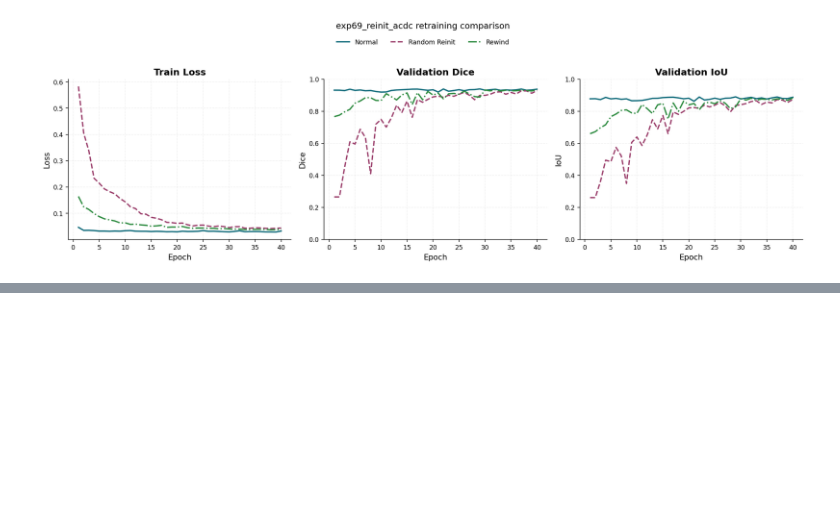
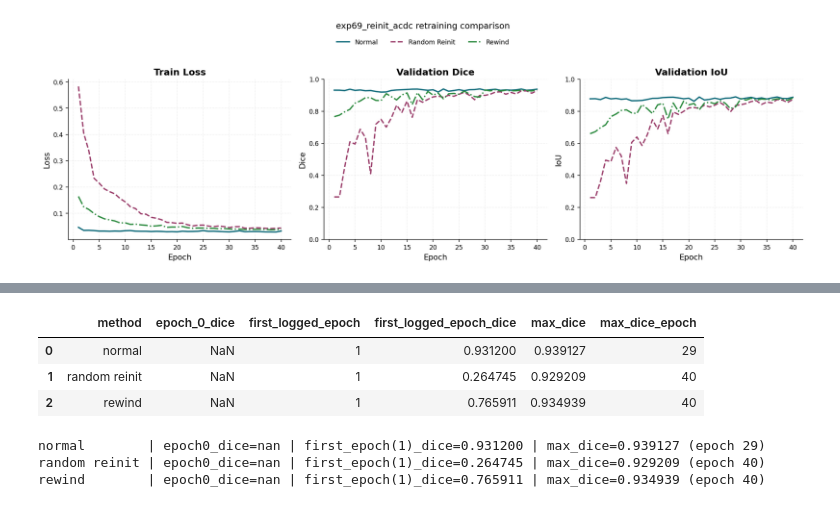
Before and after one commit to TijmenToxopeus/basic_UNet, a Jupyter notebook: src/notebooks/exp69_reinit_plots.ipynb, the cells around one changed output, grey strips where cells are left out. Drawn from its saved outputs; the diff is of its cells as text; code cells hidden in the pictures; blank space fills up the shorter version.

```diff
--- a/src/notebooks/exp69_reinit_plots.ipynb
+++ b/src/notebooks/exp69_reinit_plots.ipynb
@@ -200,0 +274,47 @@ plt.show()
+# %%
+# Dice summary: epoch 0 (or first logged epoch) and max per method
+summary_rows = []
+
+for variant, df in metrics_by_variant.items():
+    df_sorted = df.sort_values('epoch').reset_index(drop=True)
+
+    row0 = df_sorted[df_sorted['epoch'] == 0]
+    if row0.empty:
+        first_epoch = int(df_sorted.iloc[0]['epoch'])
+        epoch0_dice = float('nan')
+        first_epoch_dice = float(df_sorted.iloc[0]['val_dice_mean'])
+    else:
+        first_epoch = 0
+        epoch0_dice = float(row0.iloc[0]['val_dice_mean'])
+        first_epoch_dice = epoch0_dice
+
+    imax = df_sorted['val_dice_mean'].astype(float).idxmax()
+    max_epoch = int(df_sorted.loc[imax, 'epoch'])
+    max_dice = float(df_sorted.loc[imax, 'val_dice_mean'])
+
+    summary_rows.append({
+        'method': variant,
+        'epoch_0_dice': epoch0_dice,
+        'first_logged_epoch': first_epoch,
+        'first_logged_epoch_dice': first_epoch_dice,
+        'max_dice': max_dice,
+        'max_dice_epoch': max_epoch,
+    })
+
+summary_df = pd.DataFrame(summary_rows)
+display(summary_df)
+
+for _, r in summary_df.iterrows():
+    print(
+        f"{r['method']:13s} | epoch0_dice={r['epoch_0_dice']:.6f} | "
+        f"first_epoch({int(r['first_logged_epoch'])})_dice={r['first_logged_epoch_dice']:.6f} | "
+        f"max_dice={r['max_dice']:.6f} (epoch {int(r['max_dice_epoch'])})"
+    )
+# %% [output]
+|  | method | epoch_0_dice | first_logged_epoch | first_logged_epoch_dice | max_dice | max_dice_epoch |
+| 0 | normal | NaN | 1 | 0.931200 | 0.939127 | 29 |
+| 1 | random reinit | NaN | 1 | 0.264745 | 0.929209 | 40 |
+| 2 | rewind | NaN | 1 | 0.765911 | 0.934939 | 40 |
+normal        | epoch0_dice=nan | first_epoch(1)_dice=0.931200 | max_dice=0.939127 (epoch 29)
+random reinit | epoch0_dice=nan | first_epoch(1)_dice=0.264745 | max_dice=0.929209 (epoch 40)
+rewind        | epoch0_dice=nan | first_epoch(1)_dice=0.765911 | max_dice=0.934939 (epoch 40)
```
Also changed, not shown: parts of 1 cell of this notebook, 4 other files.
